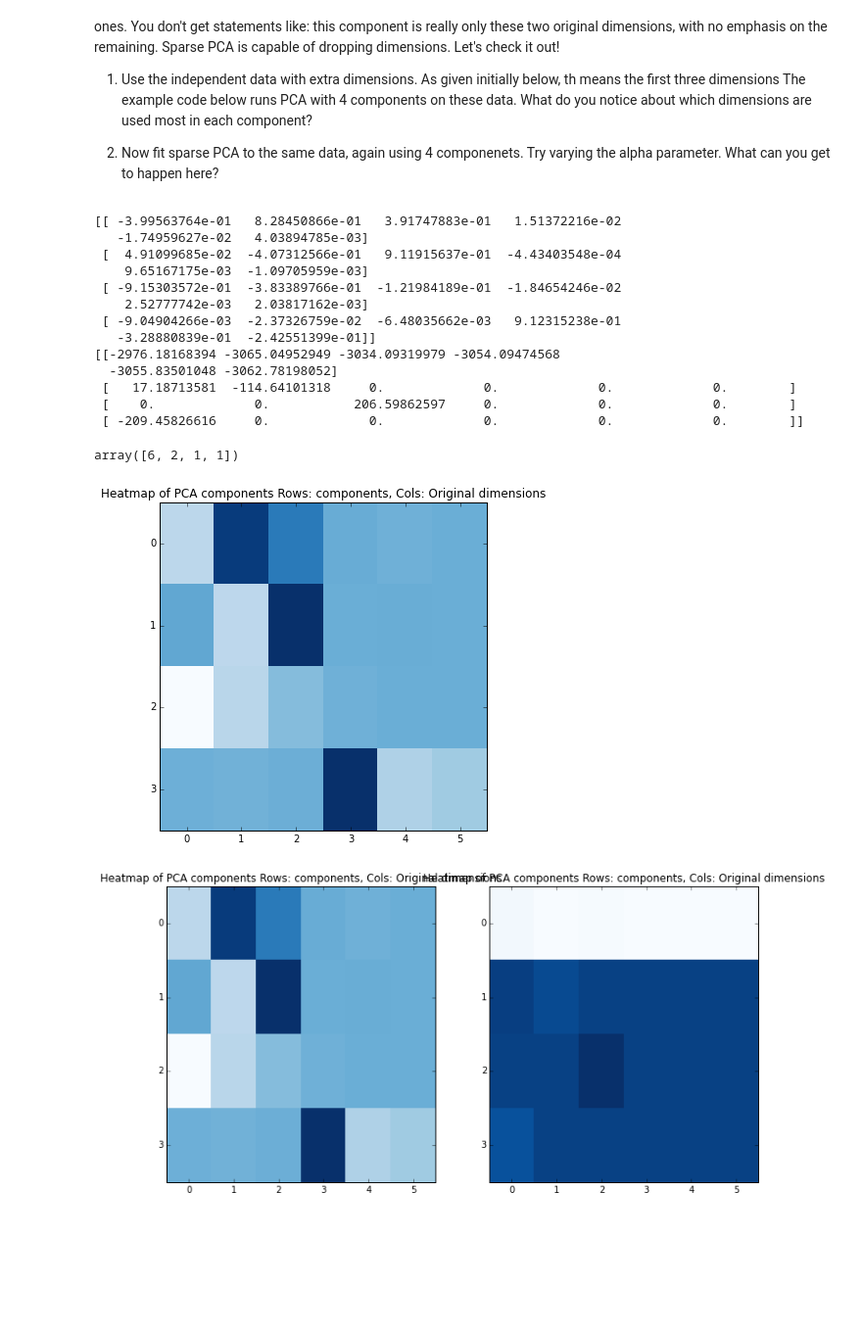
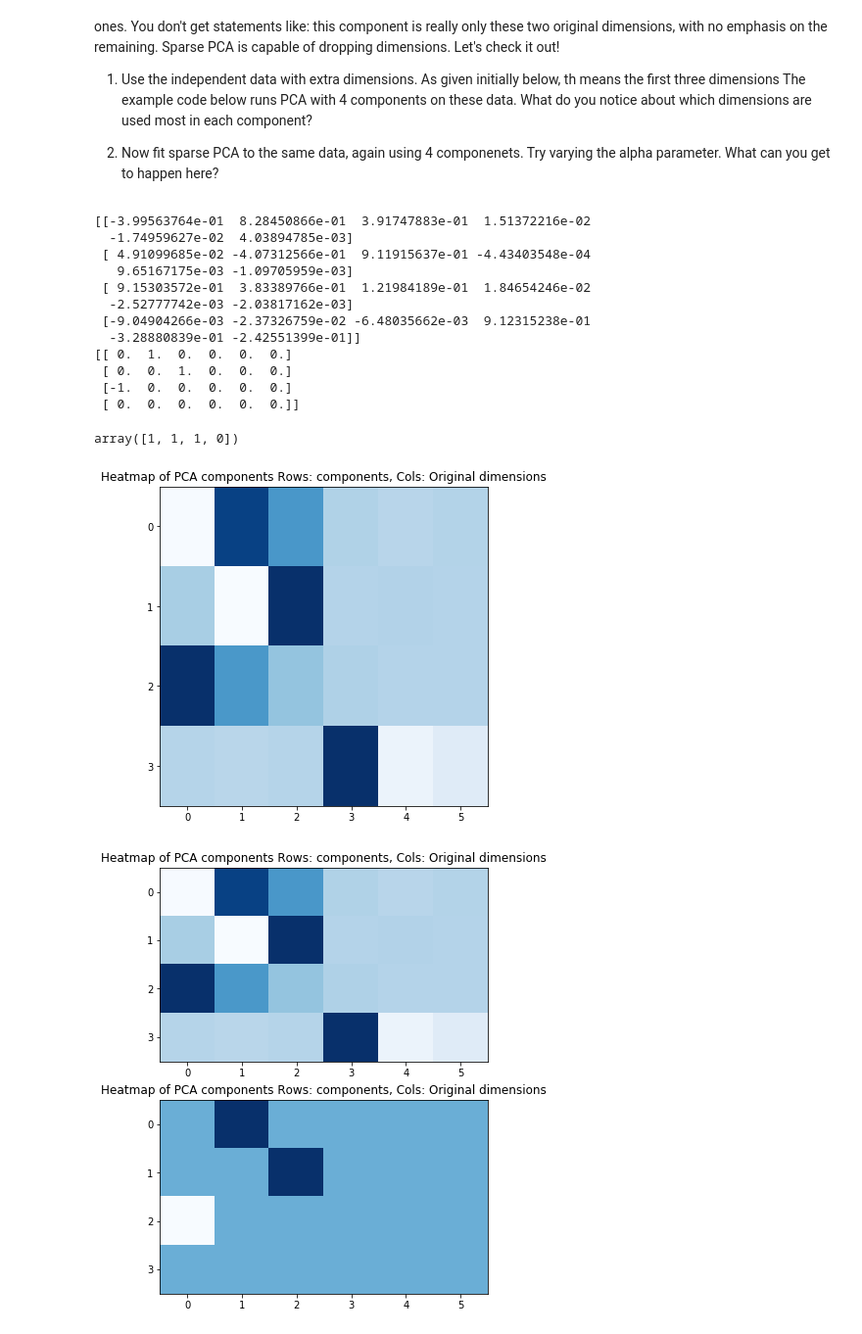
Before and after one commit to ysalomon/ucb-w207-applied-ml, a Jupyter notebook: tutorials/week11-PCA_with_solutions.ipynb, the cells around one changed output. Shown at 98% size. Saved outputs shown, nothing was run; the diff lists cells and outputs as text; code cells hidden in the pictures; blank space fills up the shorter version.

```diff
--- a/tutorials/week11-PCA_with_solutions.ipynb
+++ b/tutorials/week11-PCA_with_solutions.ipynb
@@ -292,52 +294,51 @@ def make_two_component_data_set(d_comp_1, d_comp_2, n=1000):
 
 
 dat = make_independent_data_with_extra_dimensions(3, 3)
 dat_two_comp = make_two_component_data_set(2, 2)
 
 plt.figure(figsize=(6, 6))
 n_comp = 4
 pca_mod = PCA(n_components = n_comp)
 pca_mod.fit(dat)
 p1 = plt.subplot(1, 1, 1)
 visualize_pca_comps_heatmap(p1, pca_mod.components_)
 
 # python hint: find the number of nonzero values per row / column:
 # np.sum(mat != 0, 1) <- per row
 
 ## solutions:
 
-plt.figure(figsize=(12, 6))
+plt.figure(figsize=(6, 8))
 n_comp = 4
 pca_mod = PCA(n_components = n_comp)
 pca_mod.fit(dat)
 
-p1 = plt.subplot(1, 2, 1)
+p1 = plt.subplot(2, 1, 1)
 visualize_pca_comps_heatmap(p1, pca_mod.components_)
 
 # change alpha and watch as dimensions get dropped
-spca = SparsePCA(n_components = n_comp, alpha=100, tol=0.1)
+spca = SparsePCA(n_components = n_comp, alpha=100, tol=0.1, normalize_components=True)
 spca.fit(dat)
 
-p2 = plt.subplot(1, 2, 2)
+p2 = plt.subplot(2, 1, 2)
 visualize_pca_comps_heatmap(p2, spca.components_)
 
-print pca_mod.components_
-print spca.components_
+print(pca_mod.components_)
+print(spca.components_)
 np.sum(spca.components_ != 0 * 1, 1)
 # %% [output]
-[[ -3.99563764e-01   8.28450866e-01   3.91747883e-01   1.51372216e-02
-   -1.74959627e-02   4.03894785e-03]
- [  4.91099685e-02  -4.07312566e-01   9.11915637e-01  -4.43403548e-04
-    9.65167175e-03  -1.09705959e-03]
- [ -9.15303572e-01  -3.83389766e-01  -1.21984189e-01  -1.84654246e-02
-    2.52777742e-03   2.03817162e-03]
- [ -9.04904266e-03  -2.37326759e-02  -6.48035662e-03   9.12315238e-01
-   -3.28880839e-01  -2.42551399e-01]]
-[[-2976.18168394 -3065.04952949 -3034.09319979 -3054.09474568
-  -3055.83501048 -3062.78198052]
- [   17.18713581  -114.64101318     0.             0.             0.             0.        ]
- [    0.             0.           206.59862597     0.             0.             0.        ]
- [ -209.45826616     0.             0.             0.             0.             0.        ]]
+[[-3.99563764e-01  8.28450866e-01  3.91747883e-01  1.51372216e-02
+  -1.74959627e-02  4.03894785e-03]
+ [ 4.91099685e-02 -4.07312566e-01  9.11915637e-01 -4.43403548e-04
+   9.65167175e-03 -1.09705959e-03]
+ [ 9.15303572e-01  3.83389766e-01  1.21984189e-01  1.84654246e-02
+  -2.52777742e-03 -2.03817162e-03]
+ [-9.04904266e-03 -2.37326759e-02 -6.48035662e-03  9.12315238e-01
+  -3.28880839e-01 -2.42551399e-01]]
+[[ 0.  1.  0.  0.  0.  0.]
+ [ 0.  0.  1.  0.  0.  0.]
+ [-1.  0.  0.  0.  0.  0.]
+ [ 0.  0.  0.  0.  0.  0.]]
-array([6, 2, 1, 1])
+array([1, 1, 1, 0])
-[figure, old version]
+[figure, new version]
-[figure, old version]
+[figure, new version]
```
Also changed, not shown: parts of 4 cells of this notebook, 3 other files.
